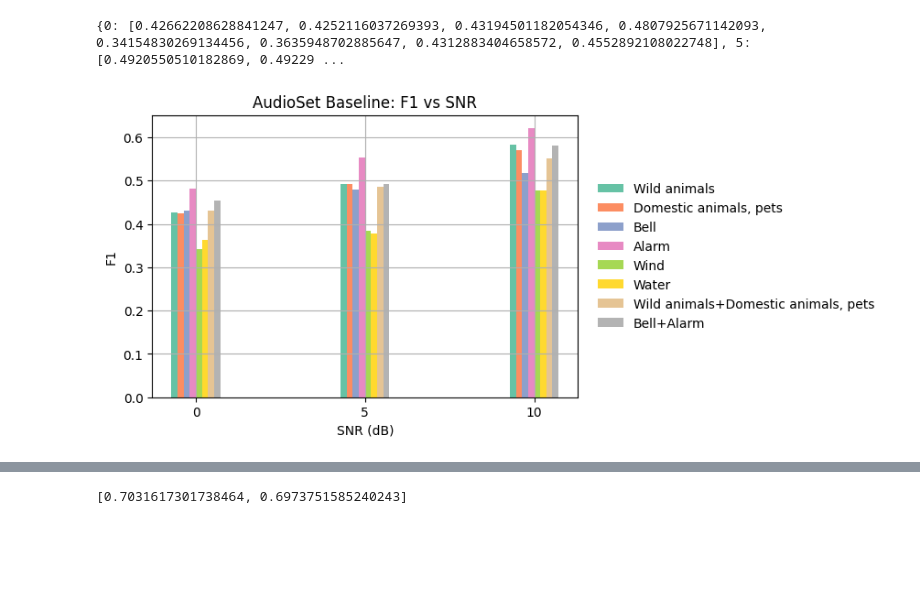
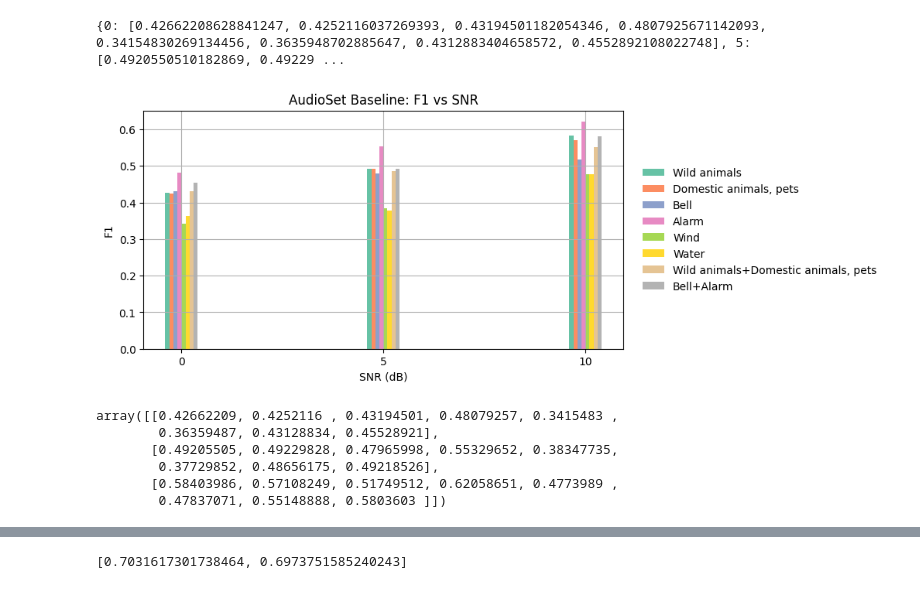
Before and after one commit to StrawberryJoghurt/ASL-ConNo, a Jupyter notebook: 1.ipynb, the cells around one changed output, grey strips where cells are left out. Cells and saved outputs as stored; diff of their text form; code cells hidden in the pictures; blank space fills up the shorter version.

```diff
--- a/1.ipynb
+++ b/1.ipynb
@@ -427,7 +515,3 @@ torch.save((overlap, ds_logmel), 'AudioSet.pt')
-# %%
-import torch
-
-overlap, ds_logmel = torch.load('AudioSet.pt')
 # %%
 my_set = set([])
 for i in range(len(ds_logmel['train'])):
@@ -1061,37 +1180,46 @@ values = list(audio_res_baseline.values())               # 2 x 4
 values = np.array(values)
 
 n_groups = values.shape[1]                 # 4
-bar_width = 0.18
+bar_width = 0.1
 
 colors = plt.cm.Set2.colors    # 或 Pastel1
 
-plt.figure(figsize=(6,4))
+plt.figure(figsize=(8,4))
 for i in range(n_groups):
     plt.bar(
         x + (i - (n_groups - 1) / 2) * bar_width,
         values[:, i],
         width=bar_width,
         label=mapping[list(train_test_type.keys())[i]],
         color=colors[i]
     )
 
 plt.xlabel('SNR (dB)')
 plt.ylabel('F1')
 plt.title('AudioSet Baseline: F1 vs SNR')
 plt.xticks(x)
 # plt.legend(loc="center left",frameon=False)
 plt.legend(
     loc="center left",
     bbox_to_anchor=(1.02, 0.5),
     frameon=False
 )
 
 # plt.tight_layout()
 # plt.tight_layout(rect=[0, 0, 0.85, 1])
 plt.grid()
 plt.show()
 # %% [output]
-[figure, old version]
+[figure, new version]
+# %%
+values
+# %% [output]
+array([[0.42662209, 0.4252116 , 0.43194501, 0.48079257, 0.3415483 ,
+        0.36359487, 0.43128834, 0.45528921],
+       [0.49205505, 0.49229828, 0.47965998, 0.55329652, 0.38347735,
+        0.37729852, 0.48656175, 0.49218526],
+       [0.58403986, 0.57108249, 0.51749512, 0.62058651, 0.4773989 ,
+        0.47837071, 0.55148888, 0.5803603 ]])
 # %%
 train_test_type = {
      0: [0,1],
```
Also changed, not shown: parts of 20 cells of this notebook, 11 other files.
